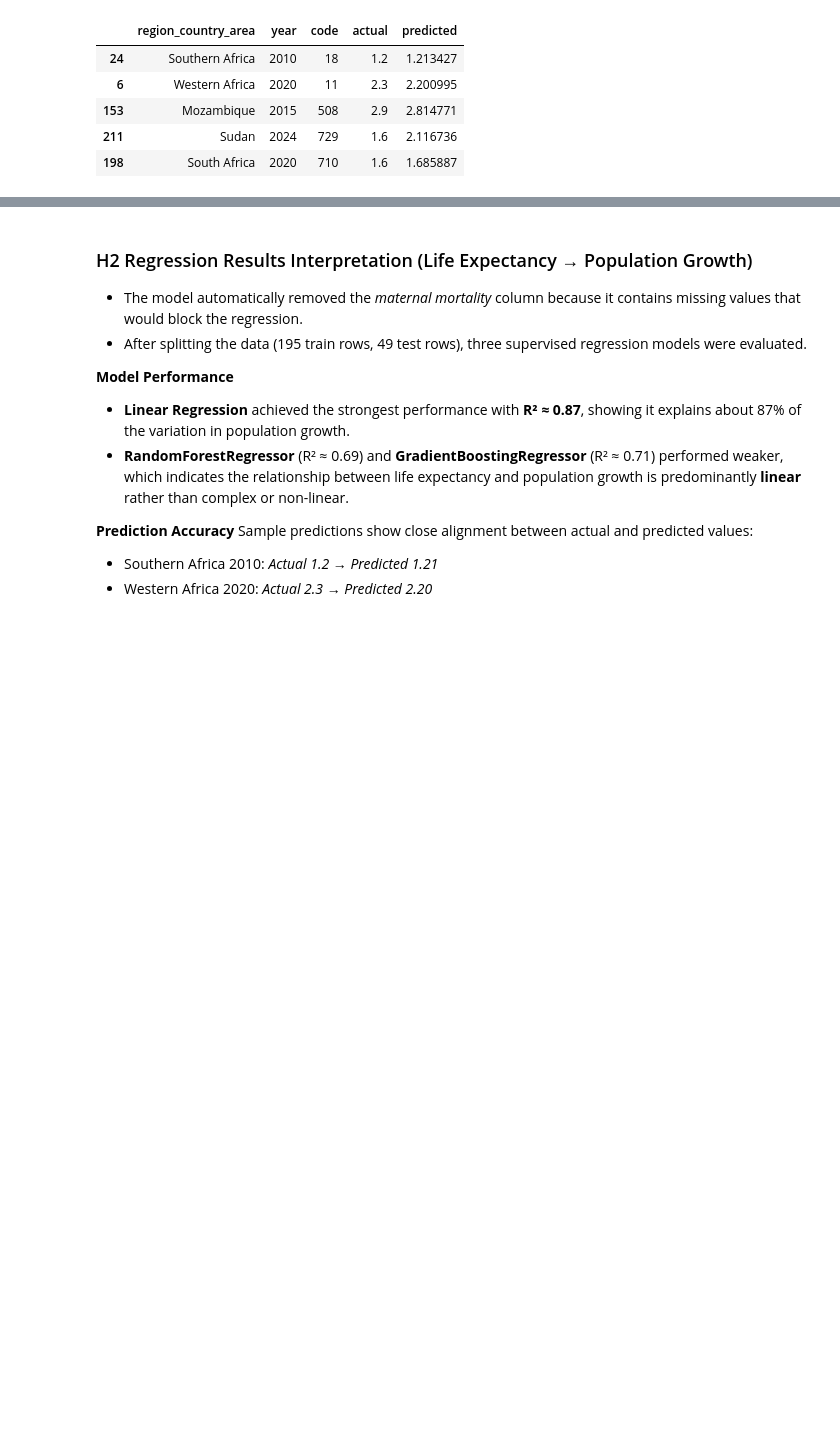
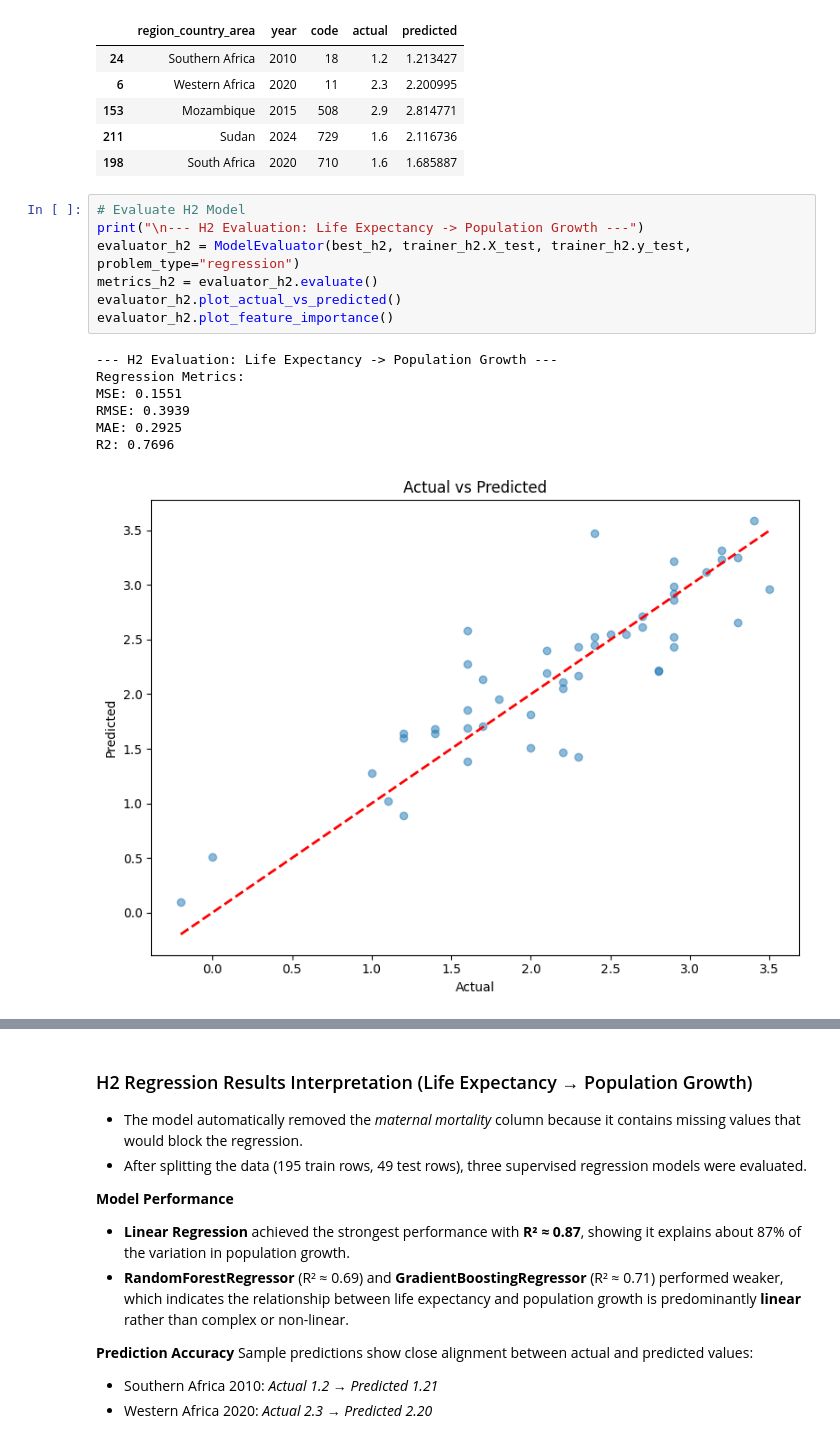
Before and after one commit to GHEASANDRINEMAWEN/Africa-Population-Trend-and-Health-Analysis-UN-dataset-, a Jupyter notebook: notebooks/main_analysis.ipynb, the cells around one changed output, grey strips where cells are left out. Cells and saved outputs as stored; diff of their text form; blank space fills up the shorter version.

```diff
--- a/notebooks/main_analysis.ipynb
+++ b/notebooks/main_analysis.ipynb
@@ -343,3 +376,18 @@ Params: default
 | 153 | Mozambique | 2015 | 508 | 2.9 | 2.814771 |
 | 211 | Sudan | 2024 | 729 | 1.6 | 2.116736 |
 | 198 | South Africa | 2020 | 710 | 1.6 | 1.685887 |
+# %%
+# Evaluate H2 Model
+print("\n--- H2 Evaluation: Life Expectancy -> Population Growth ---")
+evaluator_h2 = ModelEvaluator(best_h2, trainer_h2.X_test, trainer_h2.y_test, problem_type="regression")
+metrics_h2 = evaluator_h2.evaluate()
+evaluator_h2.plot_actual_vs_predicted()
+evaluator_h2.plot_feature_importance()
+# %% [output]
+--- H2 Evaluation: Life Expectancy -> Population Growth ---
+Regression Metrics:
+MSE: 0.1551
+RMSE: 0.3939
+MAE: 0.2925
+R2: 0.7696
+[figure, added]
```
Also changed, not shown: parts of 2 cells of this notebook, 1 other file.
